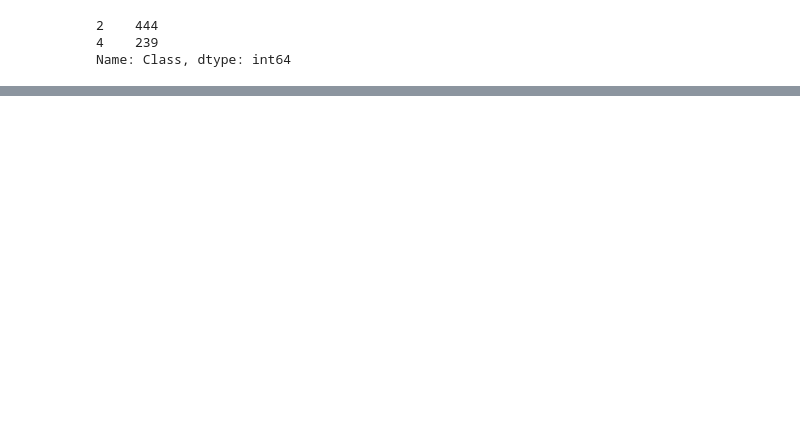
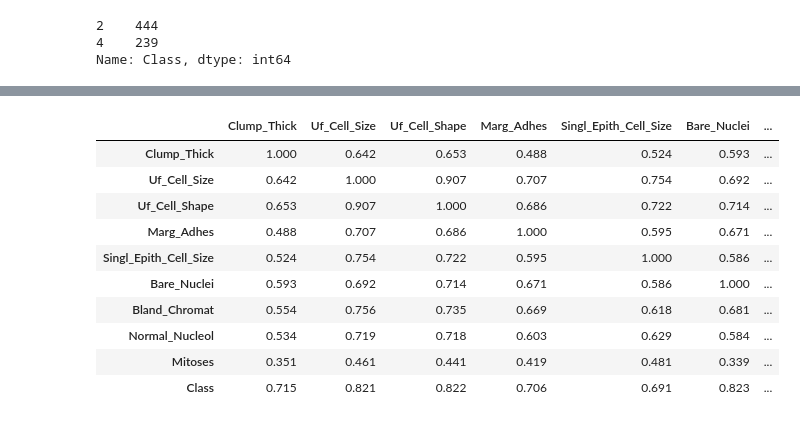
Before and after one commit to G00411367/PfDA_II, a Jupyter notebook: wisconsin_analysis.ipynb, the cells around one changed output, grey strips where cells are left out. Cells and saved outputs as stored; diff of their text form; code cells hidden in the pictures; blank space fills up the shorter version.

```diff
--- a/wisconsin_analysis.ipynb
+++ b/wisconsin_analysis.ipynb
@@ -321,0 +388,17 @@ We can see that about 65% of the samples are not cancerous.
+# %%
+# generate corelation matrix
+
+corr_matrix = newdf.corr().round(3)
+corr_matrix
+# %% [output]
+|  | Clump_Thick | Uf_Cell_Size | Uf_Cell_Shape | Marg_Adhes | Singl_Epith_Cell_Size | Bare_Nuclei | ... |
+| Clump_Thick | 1.000 | 0.642 | 0.653 | 0.488 | 0.524 | 0.593 | ... |
+| Uf_Cell_Size | 0.642 | 1.000 | 0.907 | 0.707 | 0.754 | 0.692 | ... |
+| Uf_Cell_Shape | 0.653 | 0.907 | 1.000 | 0.686 | 0.722 | 0.714 | ... |
+| Marg_Adhes | 0.488 | 0.707 | 0.686 | 1.000 | 0.595 | 0.671 | ... |
+| Singl_Epith_Cell_Size | 0.524 | 0.754 | 0.722 | 0.595 | 1.000 | 0.586 | ... |
+| Bare_Nuclei | 0.593 | 0.692 | 0.714 | 0.671 | 0.586 | 1.000 | ... |
+| Bland_Chromat | 0.554 | 0.756 | 0.735 | 0.669 | 0.618 | 0.681 | ... |
+| Normal_Nucleol | 0.534 | 0.719 | 0.718 | 0.603 | 0.629 | 0.584 | ... |
+| Mitoses | 0.351 | 0.461 | 0.441 | 0.419 | 0.481 | 0.339 | ... |
+| Class | 0.715 | 0.821 | 0.822 | 0.706 | 0.691 | 0.823 | ... |
```
Also changed, not shown: parts of 13 cells of this notebook.
